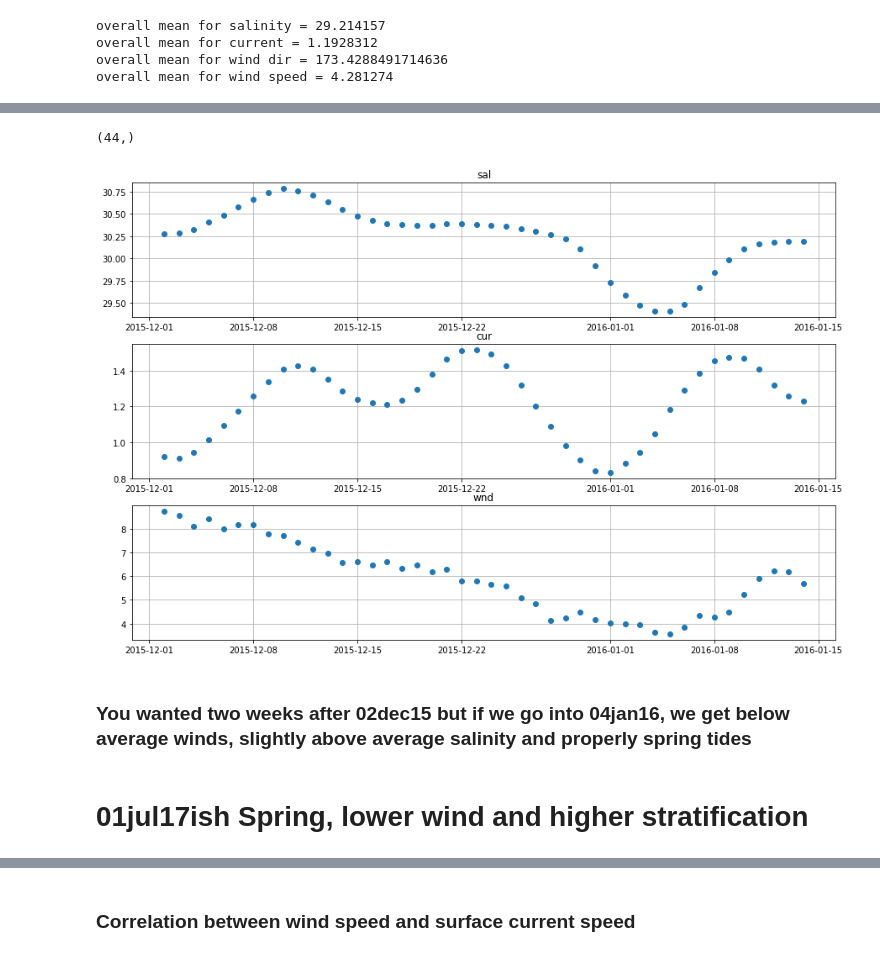
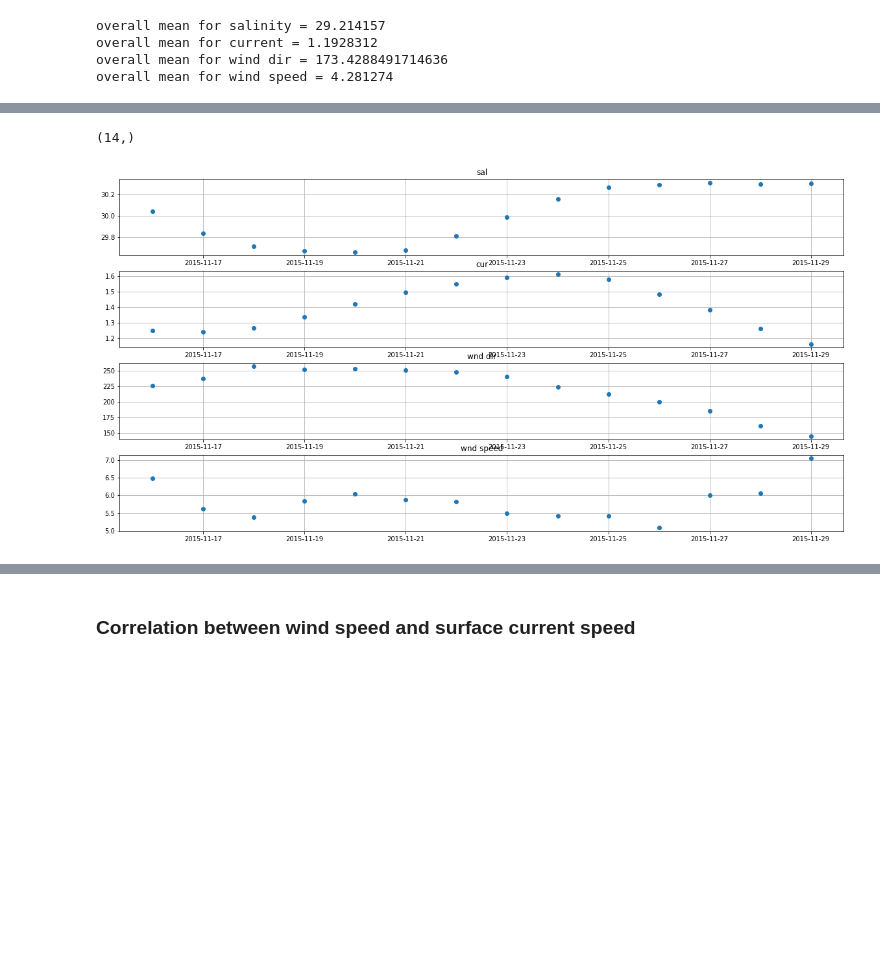
Before and after one commit to SalishSeaCast/analysis-vicky, a Jupyter notebook: notebooks/turn-stats-with-wind-direction.ipynb, the cells around one changed output, grey strips where cells are left out. Drawn from its saved outputs; the diff is of its cells as text; code cells hidden in the pictures; blank space fills up the shorter version.

```diff
--- a/notebooks/turn-stats-with-wind-direction.ipynb
+++ b/notebooks/turn-stats-with-wind-direction.ipynb
@@ -244,22 +294,23 @@ for ax in ax:
 # %%
-fig, ax = plt.subplots(3,1, figsize = (15,10))
-ax[0].plot(dates[(dates < datetime.date(2016,1,15)) & (dates > datetime.date(2015,12,1))],
-           sal_avg[(dates < datetime.date(2016,1,15)) & (dates > datetime.date(2015,12,1))], 'o')
+start_date = datetime.date(2015,11,15)
+end_date =  datetime.date(2015,11,30)
+fig, ax = plt.subplots(4,1, figsize = (20,10))
+ax[0].plot(dates[(dates < end_date) & (dates > start_date)],
+           sal_avg[(dates < end_date) & (dates > start_date)], 'o')
 ax[0].set_title('sal')
-ax[1].plot(dates[(dates < datetime.date(2016,1,15)) & (dates > datetime.date(2015,12,1))],
-           cur_avg[(dates < datetime.date(2016,1,15)) & (dates > datetime.date(2015,12,1))], 'o')
+ax[1].plot(dates[(dates < end_date) & (dates > start_date)],
+           cur_avg[(dates < end_date) & (dates > start_date)], 'o')
 ax[1].set_title('cur')
-ax[2].plot(dates[(dates < datetime.date(2016,1,15)) & (dates > datetime.date(2015,12,1))],
-           wnd_avg[(dates < datetime.date(2016,1,15)) & (dates > datetime.date(2015,12,1))], 'o')
-ax[2].set_title('wnd')
+ax[2].plot(dates[(dates < end_date) & (dates > start_date)],
+           wnd_dir_avg[(dates < end_date) & (dates > start_date)], 'o')
+ax[2].set_title('wnd dir')
+ax[3].plot(dates[(dates < end_date) & (dates > start_date)],
+           wnd_spd_avg[(dates < end_date) & (dates > start_date)], 'o')
+ax[3].set_title('wnd speed')
 for ax in ax:
     ax.grid('on');
-print(wnd_avg[(dates < datetime.date(2016,1,15)) & (dates > datetime.date(2015,12,1))].shape)
+print(wnd_dir_avg[(dates < end_date) & (dates > start_date)].shape)
 # %% [output]
-(44,)
+(14,)
-[figure, old version]
+[figure, new version]
-# %% [markdown]
-### You wanted two weeks after 02dec15 but if we go into 04jan16, we get below average winds, slightly above average salinity and properly spring tides
-# %% [markdown]
-# 01jul17ish Spring, lower wind and higher stratification
 # %%
```
Also changed, not shown: parts of 14 cells of this notebook.
